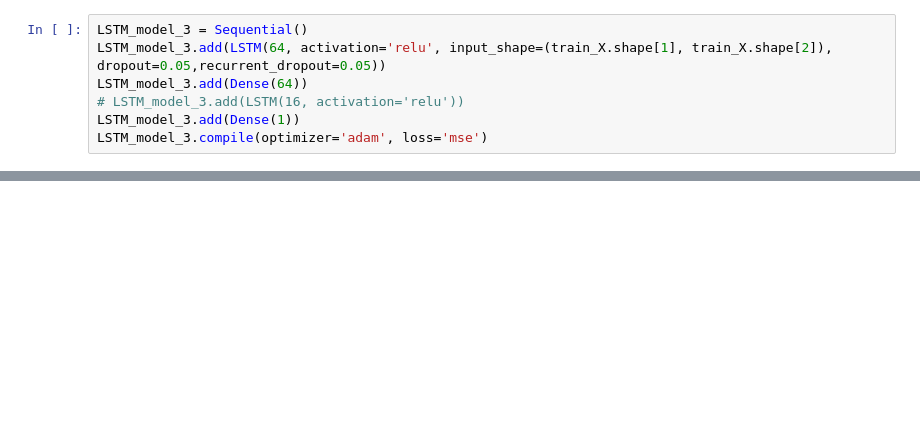
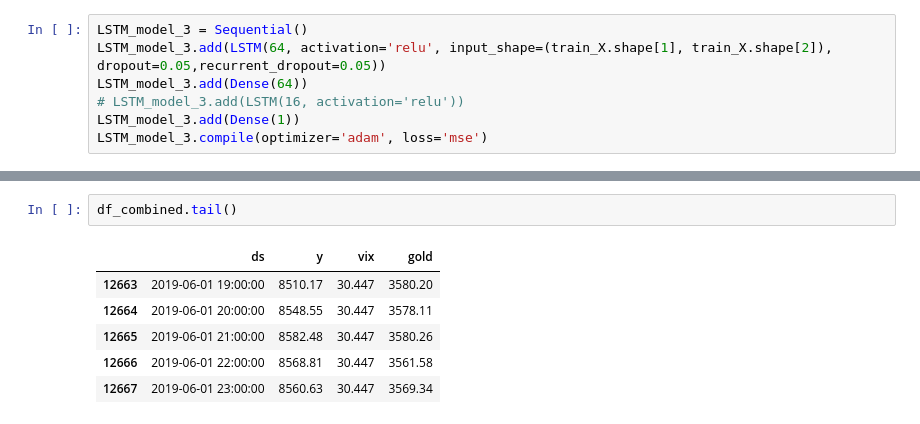
Before and after one commit to MohammadBakir/Bitcoin-Price-Prediction, a Jupyter notebook: time_series/time_series_models.ipynb, the cells around one changed output, grey strips where cells are left out. Saved outputs shown, nothing was run; the diff lists cells and outputs as text; blank space fills up the shorter version.

```diff
--- a/time_series/time_series_models.ipynb
+++ b/time_series/time_series_models.ipynb
@@ -455,0 +512,9 @@ res[1]
+# %%
+df_combined.tail()
+# %% [output]
+|  | ds | y | vix | gold |
+| 12663 | 2019-06-01 19:00:00 | 8510.17 | 30.447 | 3580.20 |
+| 12664 | 2019-06-01 20:00:00 | 8548.55 | 30.447 | 3578.11 |
+| 12665 | 2019-06-01 21:00:00 | 8582.48 | 30.447 | 3580.26 |
+| 12666 | 2019-06-01 22:00:00 | 8568.81 | 30.447 | 3561.58 |
+| 12667 | 2019-06-01 23:00:00 | 8560.63 | 30.447 | 3569.34 |
```
Also changed, not shown: parts of 14 cells of this notebook.
